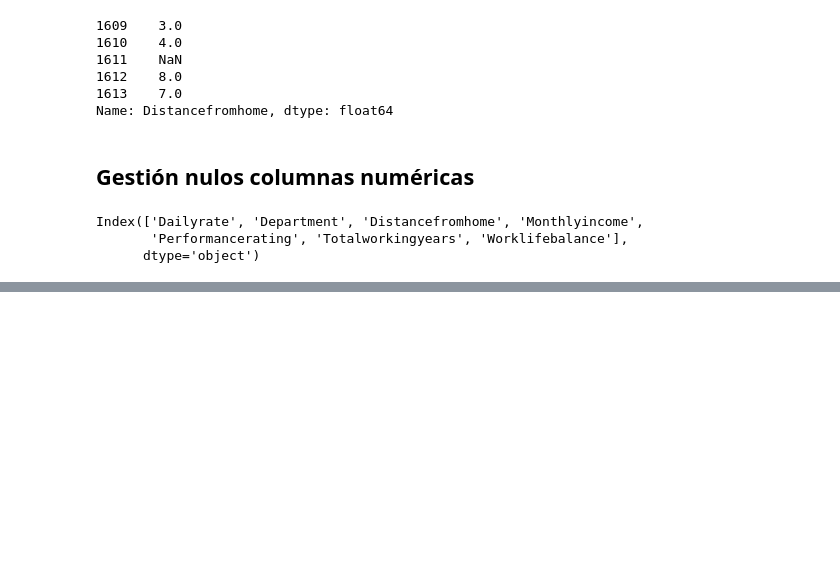
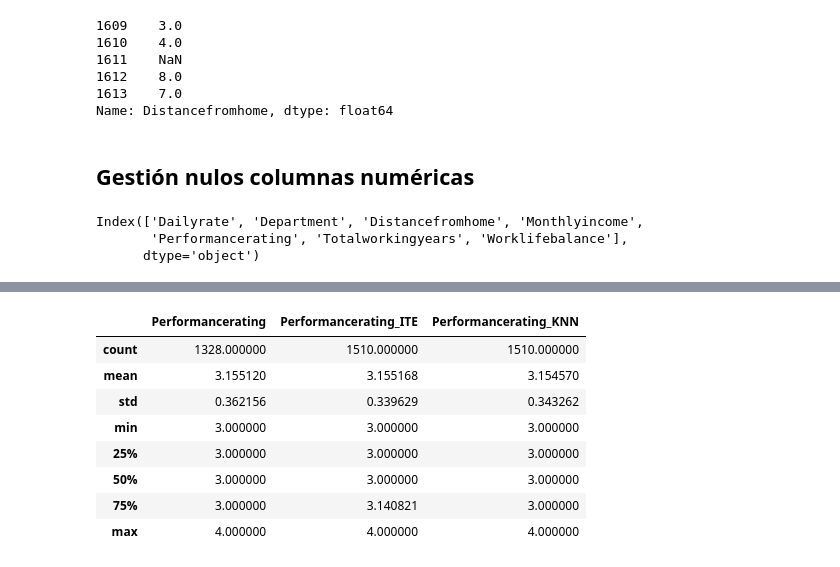
Before and after one commit to Adalab/proyecto-da-promo-F-modulo-3-team-6, a Jupyter notebook: 2_raw_data_base_columns.ipynb, the cells around one changed output, grey strips where cells are left out. Cells and saved outputs as stored; diff of their text form; code cells hidden in the pictures; blank space fills up the shorter version.

```diff
--- a/2_raw_data_base_columns.ipynb
+++ b/2_raw_data_base_columns.ipynb
@@ -278,0 +363,12 @@ dtype: int64 nulos
+# %%
+df_rawdata_copy.describe()[["Performancerating", "Performancerating_ITE", "Performancerating_KNN"]]
+# %% [output]
+|  | Performancerating | Performancerating_ITE | Performancerating_KNN |
+| count | 1328.000000 | 1510.000000 | 1510.000000 |
+| mean | 3.155120 | 3.155168 | 3.154570 |
+| std | 0.362156 | 0.339629 | 0.343262 |
+| min | 3.000000 | 3.000000 | 3.000000 |
+| 25% | 3.000000 | 3.000000 | 3.000000 |
+| 50% | 3.000000 | 3.000000 | 3.000000 |
+| 75% | 3.000000 | 3.140821 | 3.000000 |
+| max | 4.000000 | 4.000000 | 4.000000 |
```
Also changed, not shown: parts of 19 cells of this notebook.
